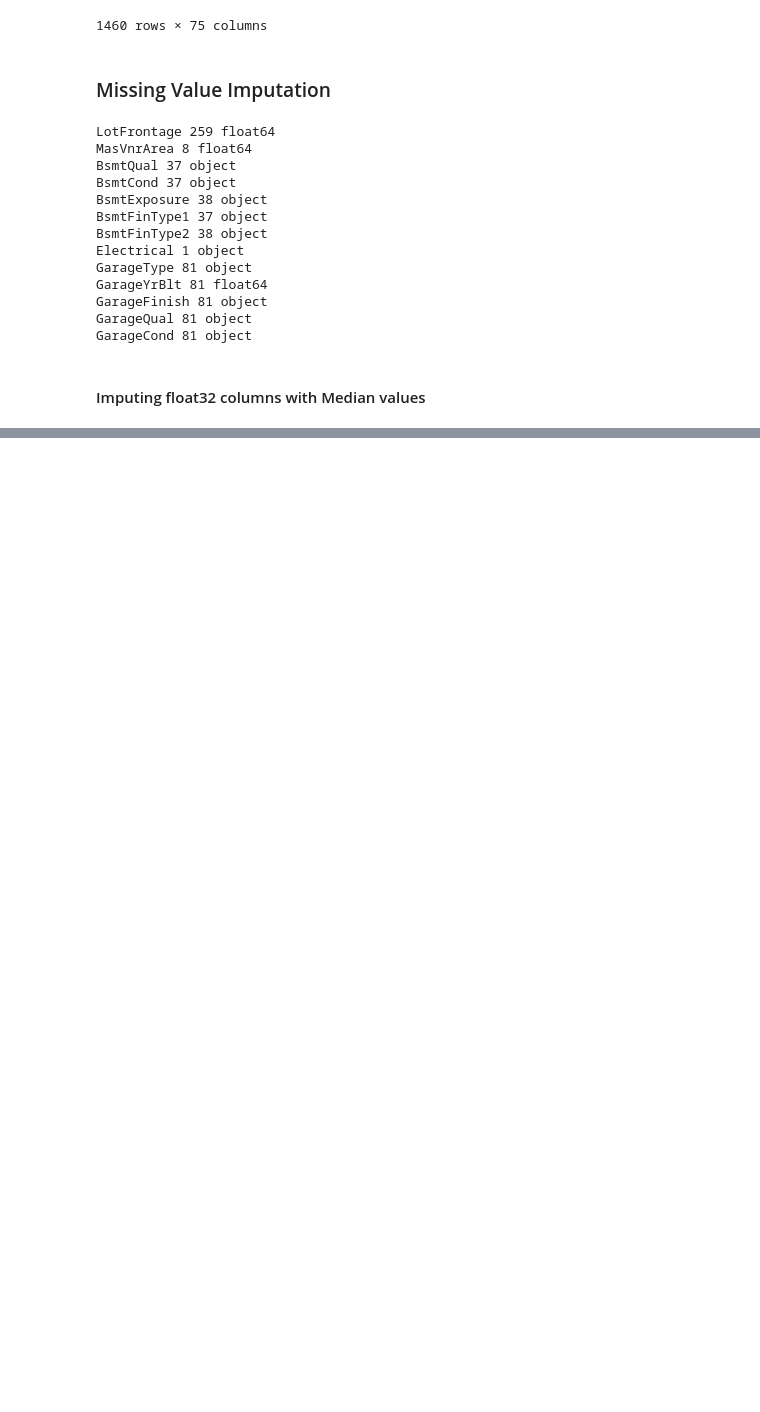
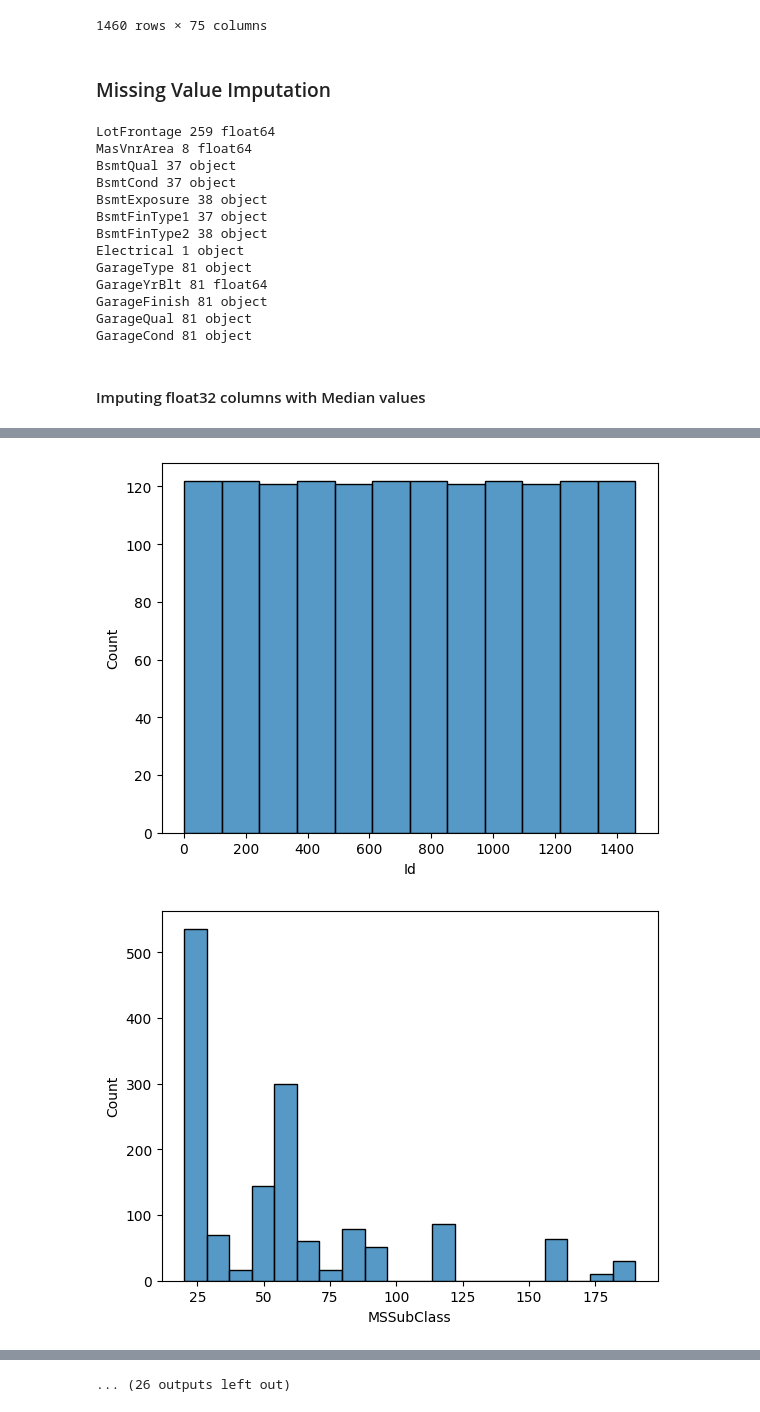
Before and after one commit to DrBig-Brain/California_Housing, a Jupyter notebook: EDA.ipynb, the cells around one changed output, grey strips where cells are left out. Saved outputs shown, nothing was run; the diff lists cells and outputs as text; code cells hidden in the pictures; blank space fills up the shorter version.

```diff
--- a/EDA.ipynb
+++ b/EDA.ipynb
@@ -124,0 +168,8 @@ Name: count, dtype: int64
+# %%
+for i in df_train:
+    if df_train[i].dtype in ('float64','int64'):
+        sns.histplot(x=df_train[i],data=df_train)
+        plt.show()
+# %% [output]
+[figure, added]
+[figure, added]
@@ -124,0 +186 @@ Name: count, dtype: int64
+... (26 outputs left out)
```
Also changed, not shown: parts of 10 cells of this notebook, 2 other files.
